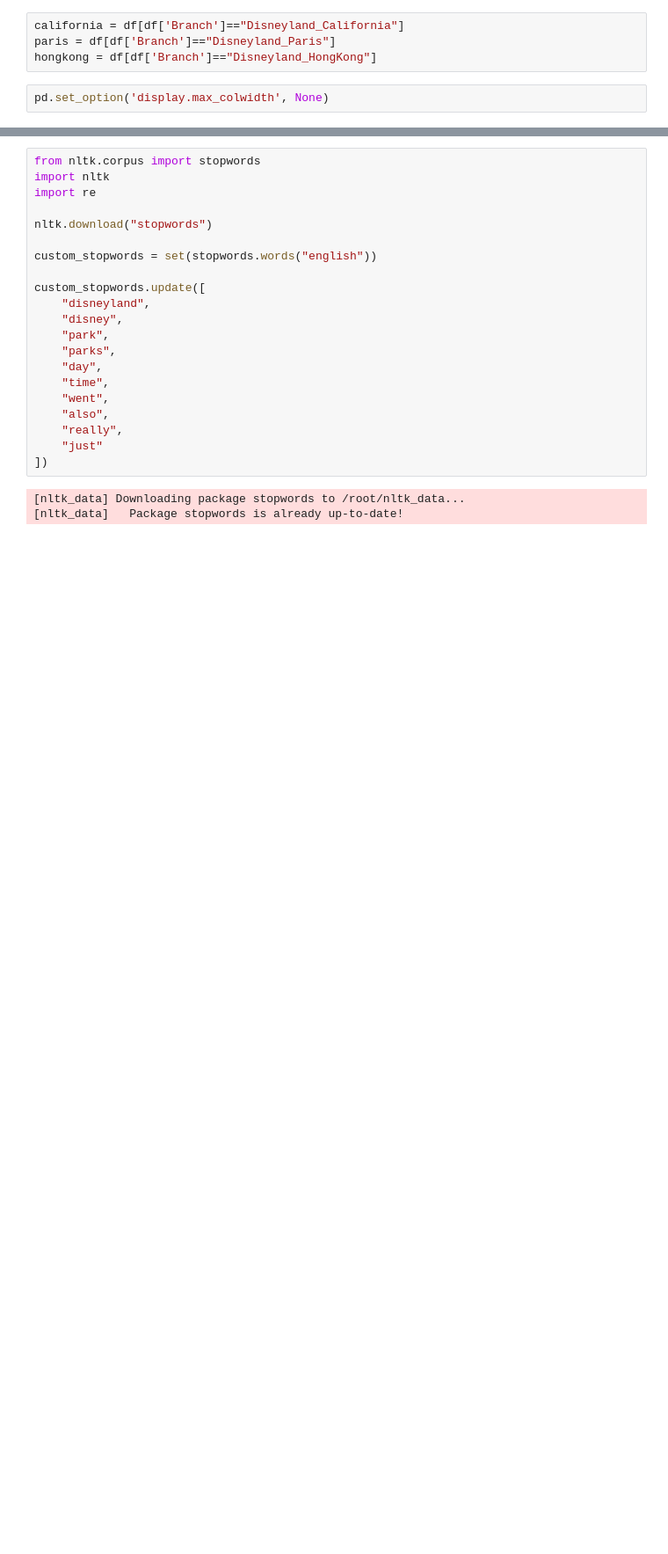
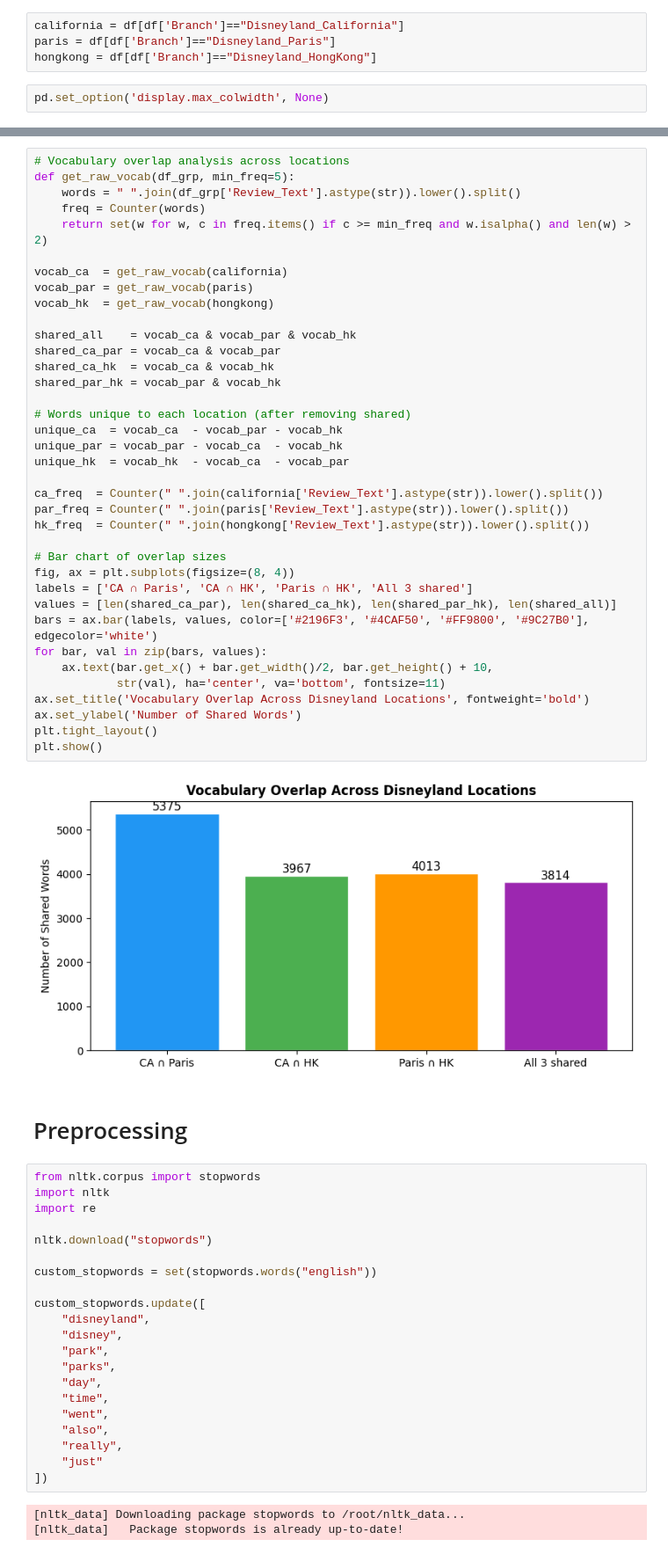
Before and after one commit to marcelalozano27-ship-it/text-analytics-spring-2026, a Jupyter notebook: Assignment 3/Assignment3.ipynb, the cells around one changed output, grey strips where cells are left out. Shown at 88% size. Drawn from its saved outputs; the diff is of its cells as text; blank space fills up the shorter version.

```diff
--- a/Assignment 3/Assignment3.ipynb
+++ b/Assignment 3/Assignment3.ipynb
@@ -176,3 +137,44 @@ plt.show()
+# %%
+# Vocabulary overlap analysis across locations
+def get_raw_vocab(df_grp, min_freq=5):
+    words = " ".join(df_grp['Review_Text'].astype(str)).lower().split()
+    freq = Counter(words)
+    return set(w for w, c in freq.items() if c >= min_freq and w.isalpha() and len(w) > 2)
+
+vocab_ca  = get_raw_vocab(california)
+vocab_par = get_raw_vocab(paris)
+vocab_hk  = get_raw_vocab(hongkong)
+
+shared_all    = vocab_ca & vocab_par & vocab_hk
+shared_ca_par = vocab_ca & vocab_par
+shared_ca_hk  = vocab_ca & vocab_hk
+shared_par_hk = vocab_par & vocab_hk
+
+# Words unique to each location (after removing shared)
+unique_ca  = vocab_ca  - vocab_par - vocab_hk
+unique_par = vocab_par - vocab_ca  - vocab_hk
+unique_hk  = vocab_hk  - vocab_ca  - vocab_par
+
+ca_freq  = Counter(" ".join(california['Review_Text'].astype(str)).lower().split())
+par_freq = Counter(" ".join(paris['Review_Text'].astype(str)).lower().split())
+hk_freq  = Counter(" ".join(hongkong['Review_Text'].astype(str)).lower().split())
+
+# Bar chart of overlap sizes
+fig, ax = plt.subplots(figsize=(8, 4))
+labels = ['CA ∩ Paris', 'CA ∩ HK', 'Paris ∩ HK', 'All 3 shared']
+values = [len(shared_ca_par), len(shared_ca_hk), len(shared_par_hk), len(shared_all)]
+bars = ax.bar(labels, values, color=['#2196F3', '#4CAF50', '#FF9800', '#9C27B0'], edgecolor='white')
+for bar, val in zip(bars, values):
+    ax.text(bar.get_x() + bar.get_width()/2, bar.get_height() + 10,
+            str(val), ha='center', va='bottom', fontsize=11)
+ax.set_title('Vocabulary Overlap Across Disneyland Locations', fontweight='bold')
+ax.set_ylabel('Number of Shared Words')
+plt.tight_layout()
+plt.show()
+# %% [output]
+[figure, added]
+# %% [markdown]
+# Preprocessing
 # %%
 from nltk.corpus import stopwords
 import nltk
```
Also changed, not shown: parts of 98 cells of this notebook.
